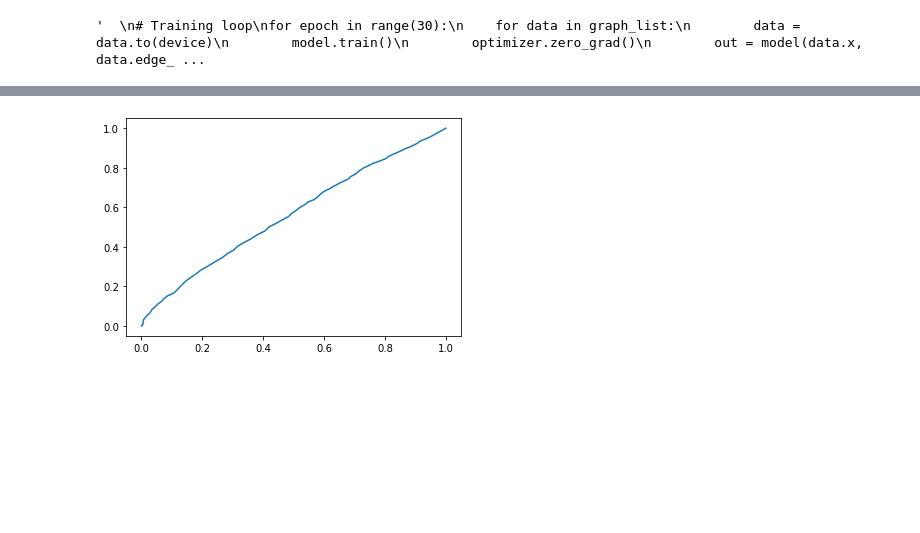
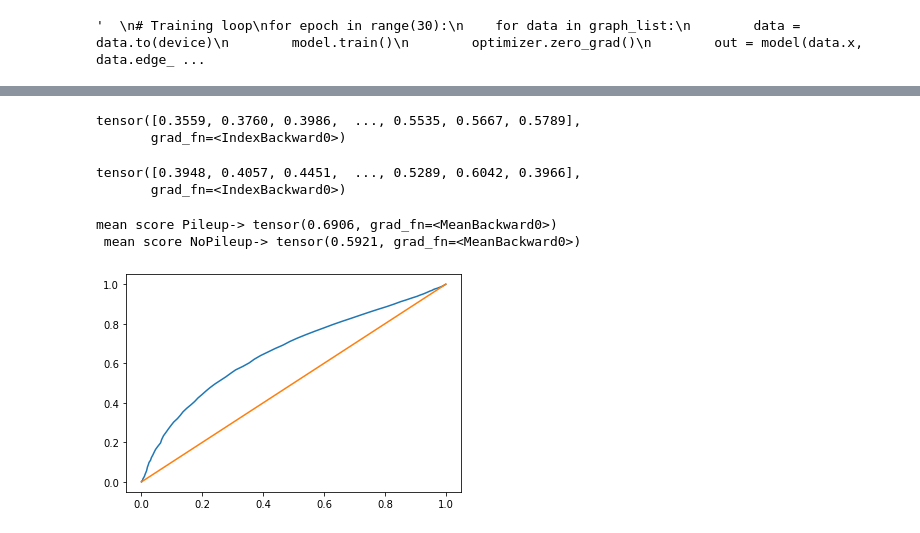
Before and after one commit to andreyvinasco/pumitigation, a Jupyter notebook: fullcode.ipynb, the cells around one changed output, grey strips where cells are left out. Drawn from its saved outputs; the diff is of its cells as text; code cells hidden in the pictures; blank space fills up the shorter version.

```diff
--- a/fullcode.ipynb
+++ b/fullcode.ipynb
@@ -30,6 +32,4 @@ Index(['seqNumber', 'runNumber', 'eventNumber', 'avgMu', 'nPrimVtx', 'jetCnt',
        'cluster_ENG_BAD_HV_CELLS', 'cluster_N_BAD_HV_CELLS', 'cluster_PTD',
        'cluster_MASS', 'cluster_SECOND_TIME'],
       dtype='object')
-# %%
-df1 = file.head(70000)
 # %%
@@ -178,12 +304,23 @@ class GCNModel(nn.Module):
     def __init__(self, in_channels, hidden_channels, num_classes):
         super(GCNModel, self).__init__()
         self.conv1 = GCNConv(in_channels, hidden_channels)
-        self.conv2 = GCNConv(hidden_channels, num_classes)
+        #self.conv2 = GCNConv(hidden_channels, num_classes)
+        self.conv2 = GCNConv(hidden_channels, hidden_channels)
+        self.conv3 = GCNConv(hidden_channels, hidden_channels)
+        self.conv4 = GCNConv(hidden_channels, hidden_channels)
+        self.conv5 = GCNConv(hidden_channels, num_classes)
 
     def forward(self, x, edge_index):
         x = self.conv1(x, edge_index)
         x = torch.relu(x)
         x = self.conv2(x, edge_index)
+        x = torch.relu(x)
+        x = self.conv3(x, edge_index)
+        x = torch.relu(x)
+        x = self.conv4(x, edge_index)
+        x = torch.relu(x)
+        x = self.conv5(x, edge_index)
+
         x = nn.functional.sigmoid(x)
         #print("len->",len(x))
         #print(x)
@@ -203,9 +340,16 @@ class GCNModel(nn.Module):
 
 # Initialize model, optimizer, and loss function
 #model = GCNModel(in_channels=3, hidden_channels=64, num_classes=2)
-model = GCNModel(in_channels=3, hidden_channels=64, num_classes=1)
+model = GCNModel(in_channels=16, hidden_channels=60, num_classes=1)
 
-optimizer = optim.Adam(model.parameters(), lr=0.002)
+#optimizer = optim.Adam(model.parameters(), lr=0.0007)
+
+Adam_weight_decay = 0.001
+learning_ratio = 0.0006
+
+optimizer = torch.optim.AdamW(model.parameters(), lr=learning_ratio , weight_decay=Adam_weight_decay )
+
+
 criterion = nn.CrossEntropyLoss()
 # %%
 device = torch.device('cuda' if torch.cuda.is_available() else 'cpu')
@@ -232,3 +376,8 @@ len(graphs_test)
 # %%
-from torch.utils.data import DataLoader
-dataloader = DataLoader(graph_list, batch_size=512*2, shuffle=True)
+#from torch.utils.data import DataLoader
+from torch_geometric.data import DataListLoader, DataLoader
+#from torch_geometric.loader import DataListLoader, DataLoader
+
+
+dataloader = DataLoader(graph_list, batch_size=1, shuffle=True)
+dataloader_test = DataLoader(graphs_test, batch_size=1, shuffle=True)
@@ -350,3 +529,18 @@ mean Pileup-> tensor(0.6380, grad_fn=<MeanBackward0>)
+# %%
+nodes_out[labels_test<0.5]
+# %% [output]
+tensor([0.3559, 0.3760, 0.3986,  ..., 0.5535, 0.5667, 0.5789],
+       grad_fn=<IndexBackward0>)
+# %%
+nodes_out[labels_test>0.5]
+# %% [output]
+tensor([0.3948, 0.4057, 0.4451,  ..., 0.5289, 0.6042, 0.3966],
+       grad_fn=<IndexBackward0>)
+# %%
+print("mean score Pileup->",torch.mean(nodes_out[labels_test>0.5]), "\n" , "mean score NoPileup->",torch.mean(nodes_out[labels_test<0.5]))
+# %% [output]
+mean score Pileup-> tensor(0.6906, grad_fn=<MeanBackward0>)
+ mean score NoPileup-> tensor(0.5921, grad_fn=<MeanBackward0>)
 # %%
 def VecROC(VEC):
     VEC_sum=0
@@ -366,12 +560,13 @@ out_Pile = nodes_out[labels_test>0.5].detach().numpy()
 
 hist_NoPile = np.histogram( out_NoPile , bins=number_bins , range=(0,1) )#, weights = weight_good  )
 hist_Pile = np.histogram( out_Pile , bins=number_bins , range=(0,1) )
-# %%
-import matplotlib.pyplot as plt
-ROC_NoPile = VecROC(hist_NoPile[0])
-ROC_Pile = VecROC(hist_Pile[0])
-fig, ax = plt.subplots()
-ax.plot(ROC_Pile, ROC_NoPile)
-plt.show()
-# %% [output]
-[figure, removed]
+# %%
+import matplotlib.pyplot as plt
+ROC_NoPile = VecROC(hist_NoPile[0])
+ROC_Pile = VecROC(hist_Pile[0])
+fig, ax = plt.subplots()
+ax.plot(ROC_Pile, ROC_NoPile)
+ax.plot([0.0, 1.0], [0.0, 1.0])
+plt.show()
+# %% [output]
+[figure, added]
```
Also changed, not shown: parts of 29 cells of this notebook, 1 other file.
